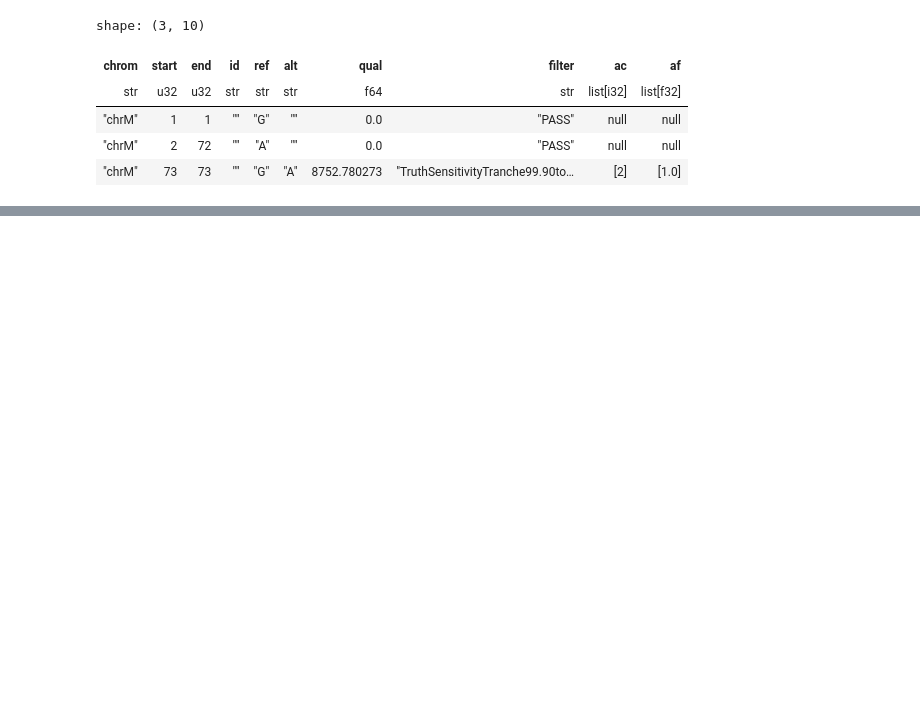
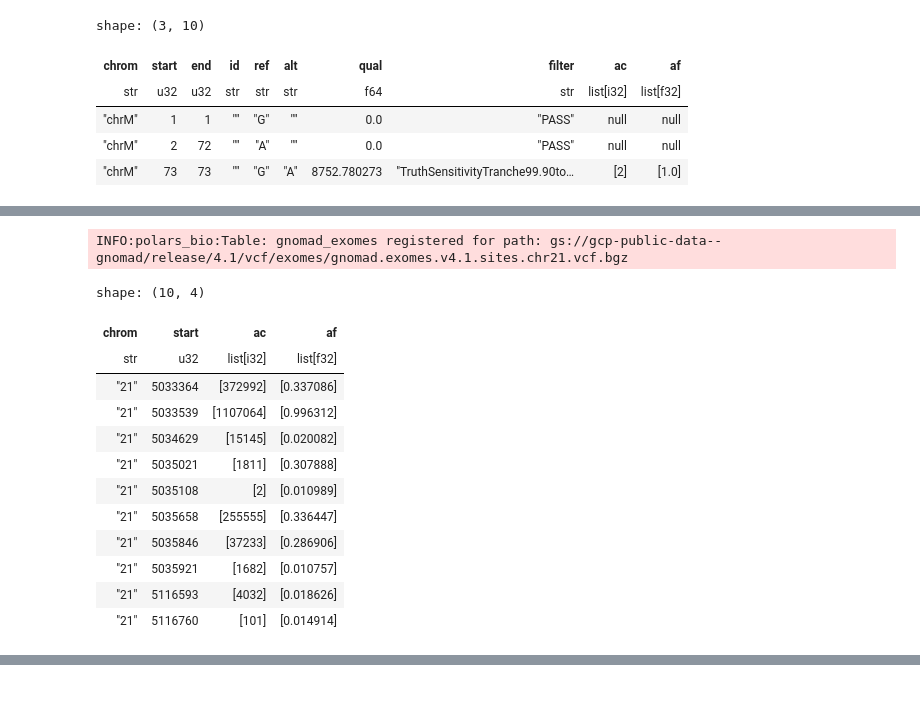
Before and after one commit to bartwild/polars-bio, a Jupyter notebook: docs/notebooks/cookbook.ipynb, the cells around one changed output, grey strips where cells are left out. Cells and saved outputs as stored; diff of their text form; code cells hidden in the pictures; blank space fills up the shorter version.

```diff
--- a/docs/notebooks/cookbook.ipynb
+++ b/docs/notebooks/cookbook.ipynb
@@ -116,0 +204,20 @@ shape: (3, 10)
+# %%
+pb.register_vcf(vcf_2, "gnomad_exomes", info_fields=["AC", "AF"])
+# %% [output]
+INFO:polars_bio:Table: gnomad_exomes registered for path: gs://gcp-public-data--gnomad/release/4.1/vcf/exomes/gnomad.exomes.v4.1.sites.chr21.vcf.bgz
+# %%
+pb.sql("SELECT replace(chrom,'chr','') AS chrom, start, ac,af  FROM gnomad_exomes WHERE array_element(af,1)>0.01").limit(10).collect()
+# %% [output]
+shape: (10, 4)
+| chrom | start | ac | af |
+| str | u32 | list[i32] | list[f32] |
+| "21" | 5033364 | [372992] | [0.337086] |
+| "21" | 5033539 | [1107064] | [0.996312] |
+| "21" | 5034629 | [15145] | [0.020082] |
+| "21" | 5035021 | [1811] | [0.307888] |
+| "21" | 5035108 | [2] | [0.010989] |
+| "21" | 5035658 | [255555] | [0.336447] |
+| "21" | 5035846 | [37233] | [0.286906] |
+| "21" | 5035921 | [1682] | [0.010757] |
+| "21" | 5116593 | [4032] | [0.018626] |
+| "21" | 5116760 | [101] | [0.014914] |
```
Also changed, not shown: parts of 16 cells of this notebook, 18 other files.
